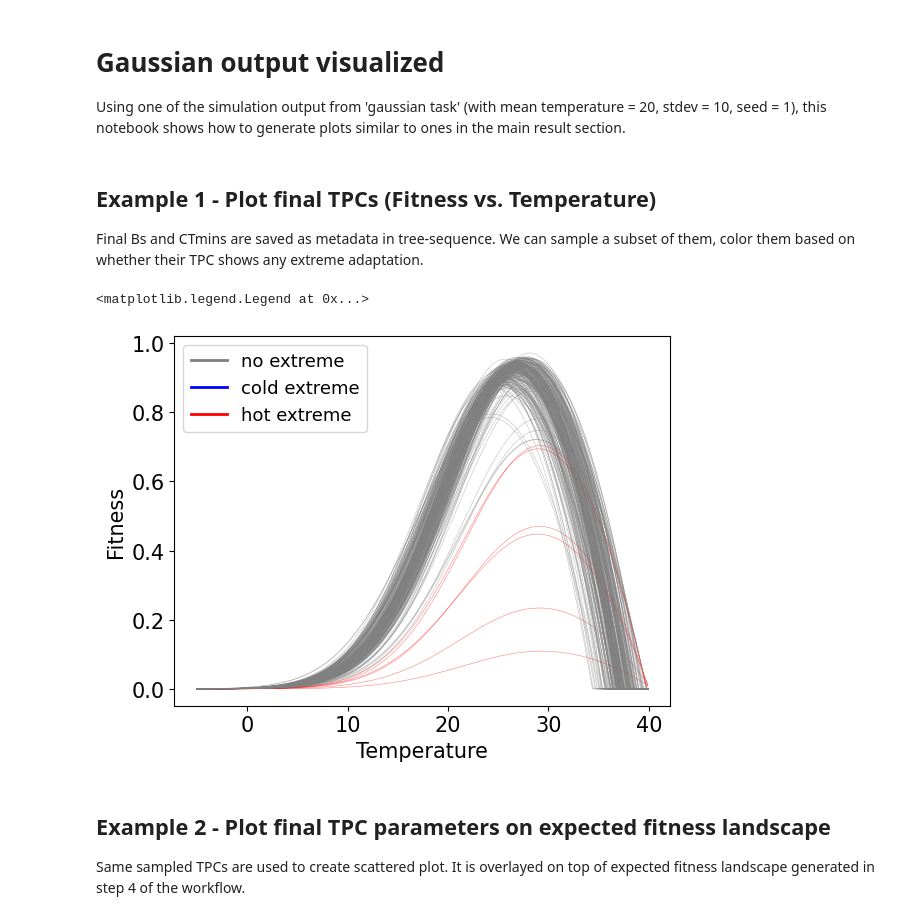
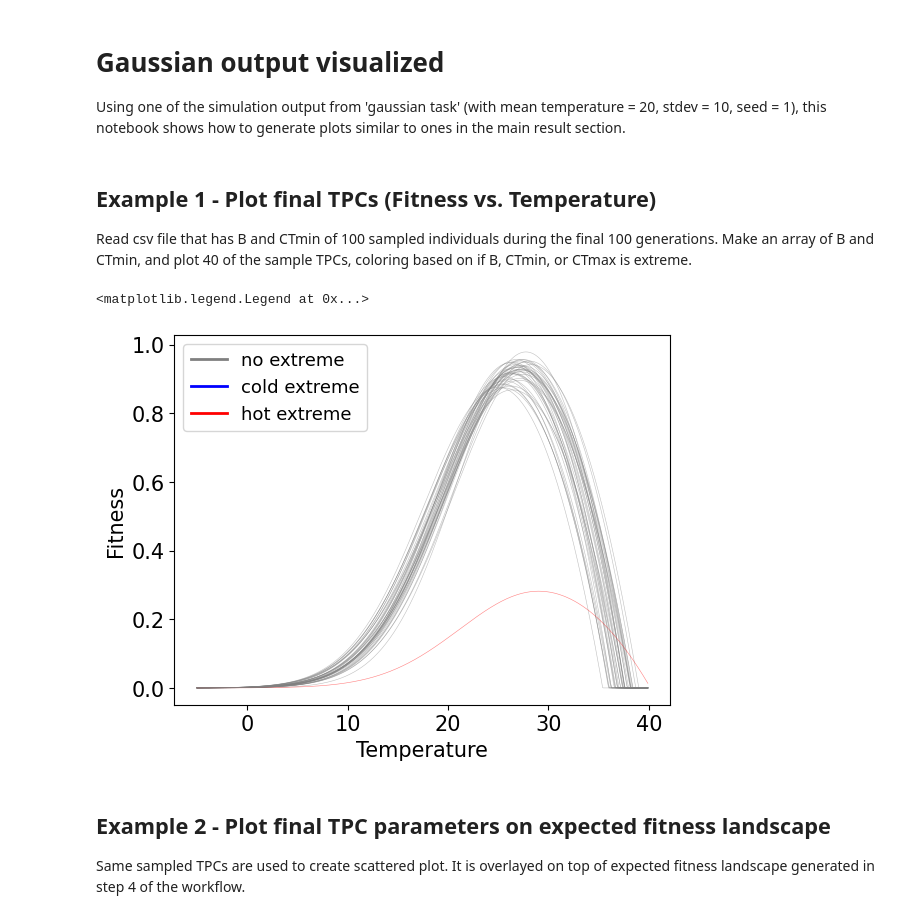
Before and after one commit to jiseonmin/TPC_evolution_SLiM, a Jupyter notebook: notebooks/gaussian.ipynb, the cells around one changed output. Drawn from its saved outputs; the diff is of its cells as text; code cells hidden in the pictures.

Commit message:
replot sample TPCs using csv file

```diff
--- a/notebooks/gaussian.ipynb
+++ b/notebooks/gaussian.ipynb
@@ -23,4 +23,4 @@ STDEV_TEMP = 10
 seed = 0
 # %% [markdown]
 ## Example 1 - Plot final TPCs (Fitness vs. Temperature)
-Final Bs and CTmins are saved as metadata in tree-sequence. We can sample a subset of them, color them based on whether their TPC shows any extreme adaptation.
+Read csv file that has B and CTmin of 100 sampled individuals during the final 100 generations. Make an array of B and CTmin, and plot 40 of the sample TPCs, coloring based on if B, CTmin, or CTmax is extreme.
@@ -32,48 +27,53 @@ CTmins_final = np.array(metadata['CTmins_final'])
+# %%
+B_and_CTmin = pd.read_csv(f"{datadir}gaussian_MEAN_TEMP_{MEAN_TEMP}_STDEV_TEMP_{STDEV_TEMP}_seed_{seed}.csv", sep=', ')
+Bs_final = np.array(B_and_CTmin.B)
+CTmins_final = np.array(B_and_CTmin.CTmin)
 # %%
 T_series = np.arange(-5, 40, 0.1)
 
 sampled_Bs = []
 sampled_CTmins = []
 sampled_colors = []
+sample_idx = np.random.choice(range(len(Bs_final)), 40, replace=False)
 for i, (B, CTmin) in enumerate(zip(Bs_final, CTmins_final)):
     CTmax = B + CTmin
-    # Only plot 1 out of 20
-    if i % 20 == 5:
-        cold_extreme = (CTmin < (tpc_object.CTmin_critical + tpc_object.Delta_CTmin))
-        hot_extreme = (CTmax > (tpc_object.CTmax_critical - tpc_object.Delta_CTmax))
-        breadth_extreme = (B > (tpc_object.B_critical - tpc_object.Delta_B))
+    # Only plot 40
+    if i in sample_idx:
+        cold_extreme = (CTmin < tpc_object.CTmin_critical)
+        hot_extreme = (CTmax > tpc_object.CTmax_critical)
+        breadth_extreme = (B > tpc_object.B_critical)
         if cold_extreme and not hot_extreme and not breadth_extreme:
             color = 'blue'
         elif hot_extreme and not cold_extreme and not breadth_extreme:
             color = 'red'
         elif breadth_extreme and not cold_extreme and not hot_extreme:
             color = 'green'
         elif not cold_extreme and not hot_extreme and not breadth_extreme:
             color = 'grey'
         else:
             print("extreme in two measures")
             continue
         plt.plot(T_series, tpc_object.w_TPC(CTmin=CTmin, B=B, T=T_series),
                         linewidth=0.4,
                         alpha=0.5,
                         color=color)
         sampled_CTmins.append(CTmin)
         sampled_Bs.append(B)
         sampled_colors.append(color)
 plt.xlabel("Temperature")
 plt.ylabel("Fitness")
 # Create custom legend handles
 legend_handles = [
     Line2D([0], [0], color='grey', linewidth=2, label='no extreme'),
     Line2D([0], [0], color='blue', linewidth=2, label='cold extreme'),
     Line2D([0], [0], color='red', linewidth=2, label='hot extreme'),
 ]
 
 # Add the legend to the figure (first subplot)
 plt.legend(handles=legend_handles, fontsize=13)
 # %% [output]
 <matplotlib.legend.Legend at 0x...>
-[figure, old version]
+[figure, new version]
 # %% [markdown]
 ## Example 2 - Plot final TPC parameters on expected fitness landscape
 Same sampled TPCs are used to create scattered plot. It is overlayed on top of expected fitness landscape generated in step 4 of the workflow.
```
Also changed, not shown: parts of 6 cells of this notebook, 4 other files.
